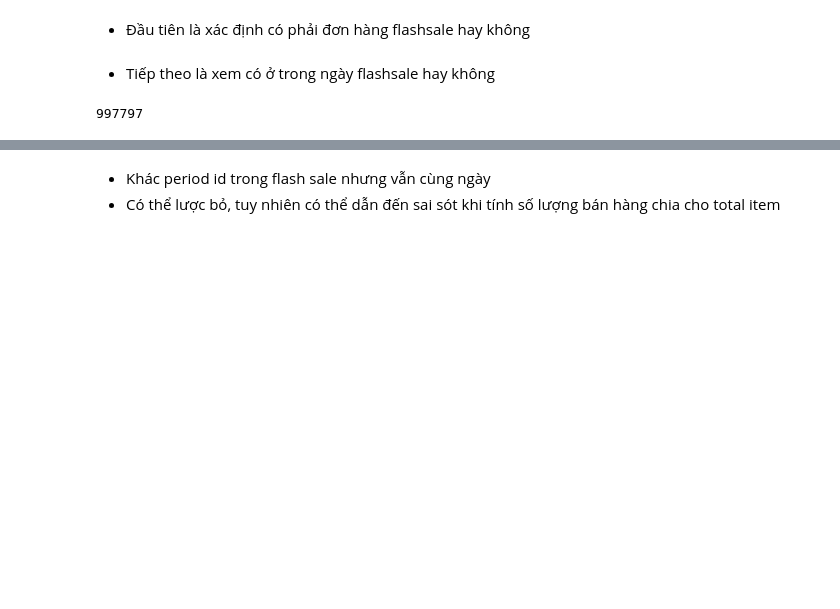
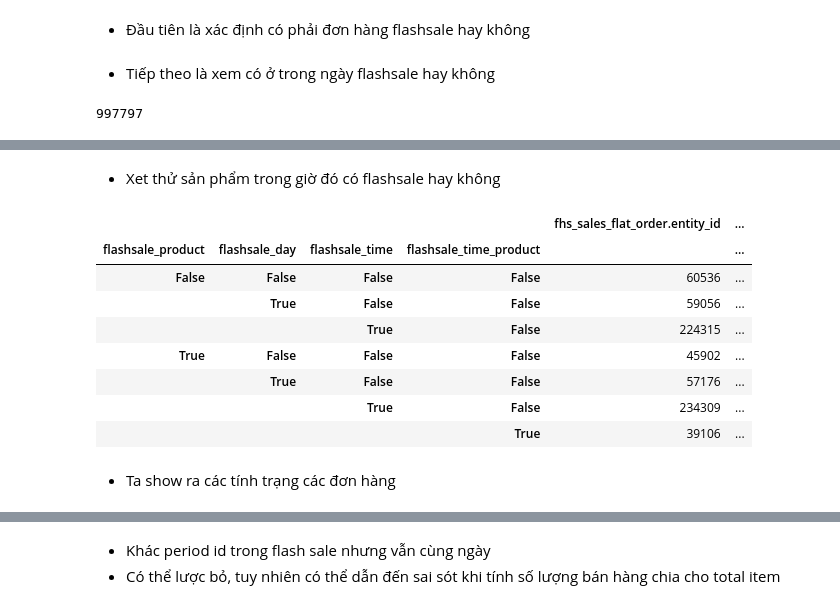
Before and after one commit to ToanLyHoa/Report-data-analysis, a Jupyter notebook: Analysis_Fahasa_Final.ipynb, the cells around one changed output, grey strips where cells are left out. Saved outputs shown, nothing was run; the diff lists cells and outputs as text; code cells hidden in the pictures; blank space fills up the shorter version.

```diff
--- a/Analysis_Fahasa_Final.ipynb
+++ b/Analysis_Fahasa_Final.ipynb
@@ -350,0 +300,2 @@ fhs_flashsale_period.id
+# %% [markdown]
+- Xet thử sản phẩm trong giờ đó có flashsale hay không
@@ -350,0 +334,18 @@ fhs_flashsale_period.id
+# %%
+a = fhs_sales_flat_order_item_state_2022.loc[
+          (fhs_sales_flat_order_item_state_2022['fhs_sales_flat_order.state'] == 'complete')
+&         (fhs_sales_flat_order_item_state_2022['fhs_sales_flat_order.status'] == 'complete')]
+# %%
+a.groupby(['flashsale_product', 'flashsale_day', 'flashsale_time', 'flashsale_time_product']).count()
+# %% [output]
+|  |  |  |  | fhs_sales_flat_order.entity_id | ... |
+| flashsale_product | flashsale_day | flashsale_time | flashsale_time_product |  | ... |
+| False | False | False | False | 60536 | ... |
+|  | True | False | False | 59056 | ... |
+|  |  | True | False | 224315 | ... |
+| True | False | False | False | 45902 | ... |
+|  | True | False | False | 57176 | ... |
+|  |  | True | False | 234309 | ... |
+|  |  |  | True | 39106 | ... |
+# %% [markdown]
+- Ta show ra các tính trạng các đơn hàng
```
Also changed, not shown: parts of 27 cells of this notebook, 2 other files.
